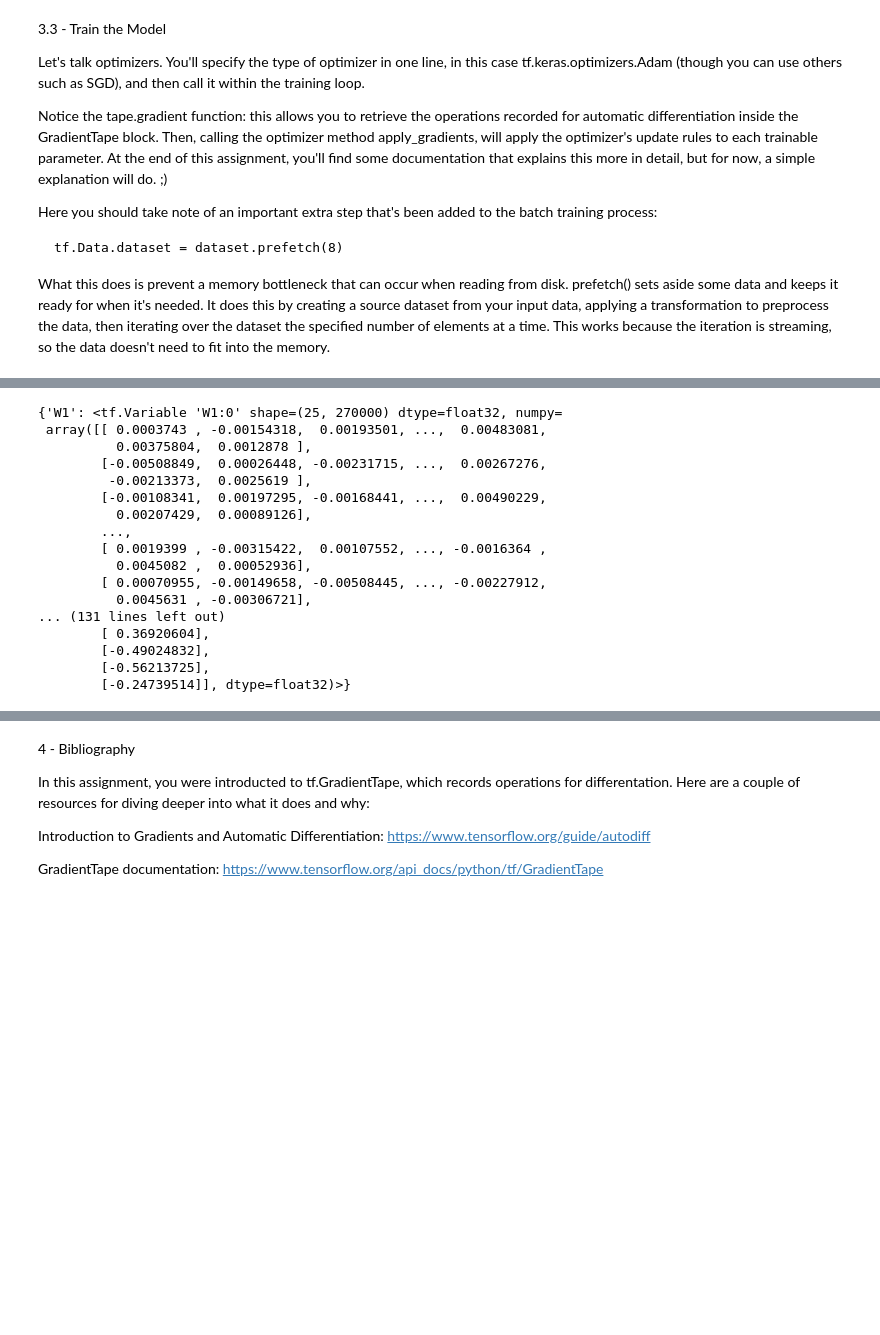
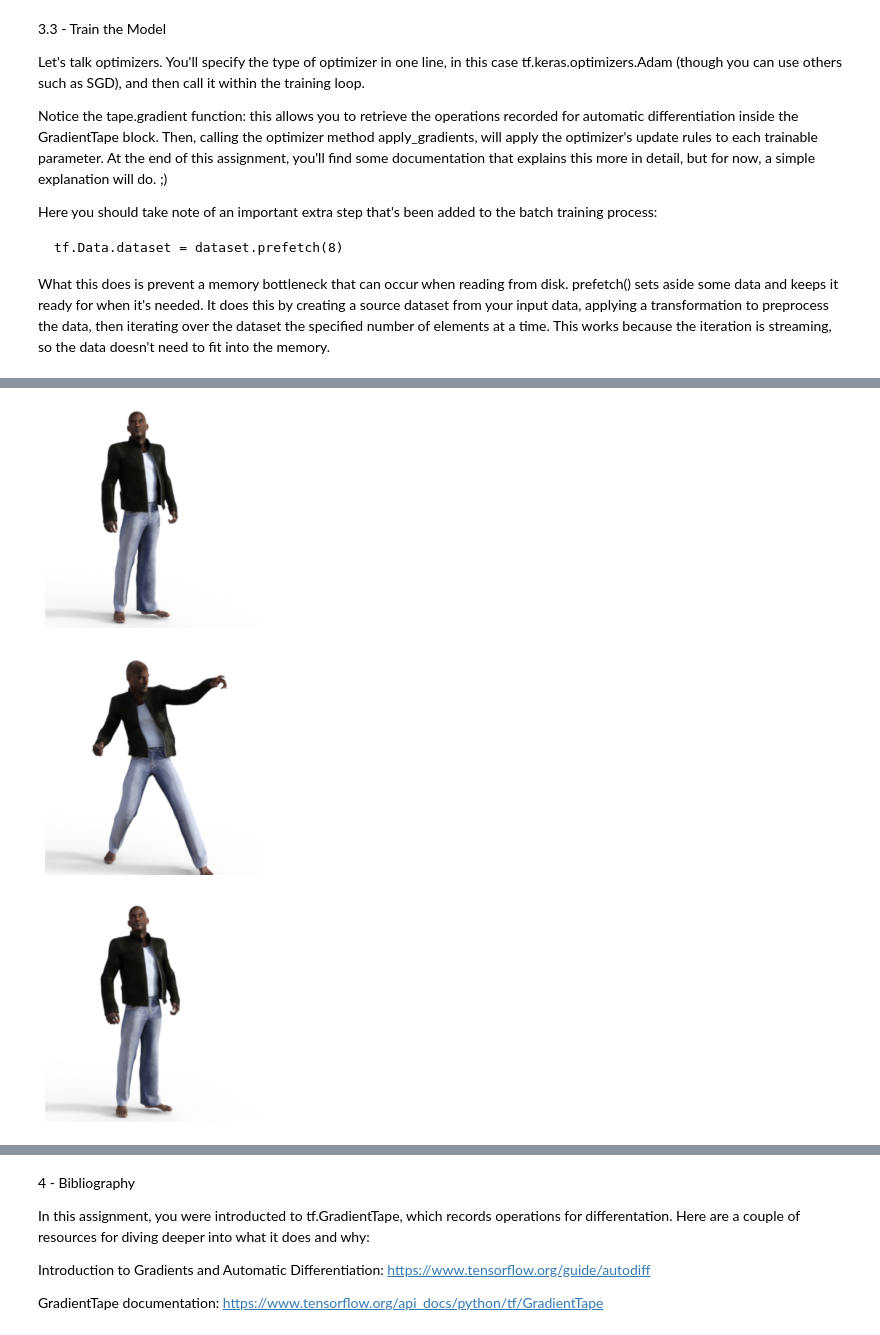
Before and after one commit to konstanzer/deep-learning, a Jupyter notebook: tensorflow-from-scratch.ipynb, the cells around one changed output, grey strips where cells are left out. Cells and saved outputs as stored; diff of their text form; code cells hidden in the pictures; blank space fills up the shorter version.

Commit message:
horse net

```diff
--- a/tensorflow-from-scratch.ipynb
+++ b/tensorflow-from-scratch.ipynb
@@ -657,0 +630,9 @@ Parameters have been trained!
+# %%
+y_true_tensors, y_pred_tensors = list(new_y_test), []
+
+for x in x_test: #normalized data
+  Z3 = forward_propagation(x, params)
+  y_pred_tensors.append(sigmoid(Z3))
+
+y_pred = np.argmax(np.array(y_pred_tensors), axis=1).reshape(1,-1)[0]
+y_true = np.argmax(np.array(y_true_tensors), axis=1).reshape(1,-1)[0]
@@ -657,0 +654,3 @@ Parameters have been trained!
+# %%
+#a look at 'confidence' of predictions
+for ix in range(3): print(y_pred_tensors[ix], y_true_tensors[ix])
@@ -658,28 +673,22 @@ Parameters have been trained!
+# %%
+#where horses look like humans, cuz im black? lol
+idx = np.argwhere((y_true - y_pred) == 1).reshape(1,-1)[0]
+
+for ix, img in enumerate(ds['test']):
+  if ix in idx:
+    plt.imshow(img[0])
+    plt.axis('off')
+    plt.show()
+# %% [output]
+[figure, added]
+[figure, added]
+[figure, added]
 # %%
 # Save
 path="/content/drive/MyDrive/galvanize/"
 np.save(path+'my_file.npy', params)
-
 # Load
-np.load(path+'my_file.npy', allow_pickle='TRUE').item()
+params = np.load(path+'my_file.npy', allow_pickle='TRUE').item()
-# %% [output]
-{'W1': <tf.Variable 'W1:0' shape=(25, 270000) dtype=float32, numpy=
- array([[ 0.0003743 , -0.00154318,  0.00193501, ...,  0.00483081,
-          0.00375804,  0.0012878 ],
-        [-0.00508849,  0.00026448, -0.00231715, ...,  0.00267276,
-         -0.00213373,  0.0025619 ],
-        [-0.00108341,  0.00197295, -0.00168441, ...,  0.00490229,
-          0.00207429,  0.00089126],
-        ...,
-        [ 0.0019399 , -0.00315422,  0.00107552, ..., -0.0016364 ,
-          0.0045082 ,  0.00052936],
-        [ 0.00070955, -0.00149658, -0.00508445, ..., -0.00227912,
-          0.0045631 , -0.00306721],
-... (131 lines left out)
-        [ 0.36920604],
-        [-0.49024832],
-        [-0.56213725],
-        [-0.24739514]], dtype=float32)>}
 # %% [markdown]
 
 
```
Also changed, not shown: parts of 33 cells of this notebook, 2 other files.
